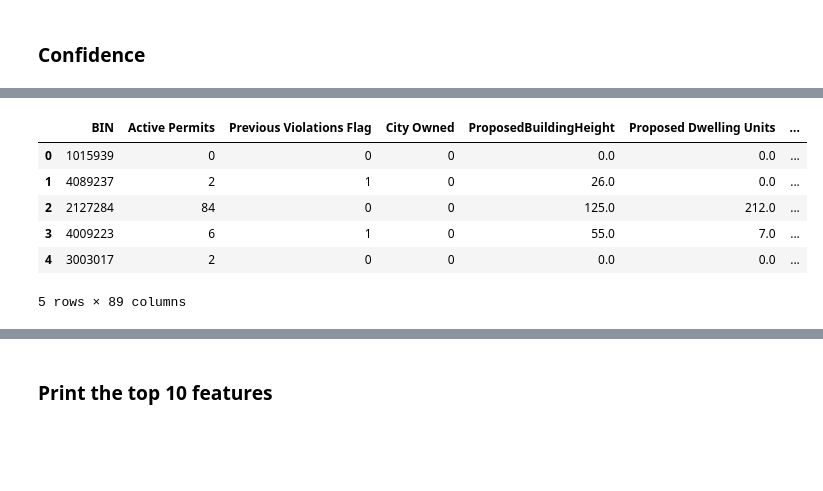
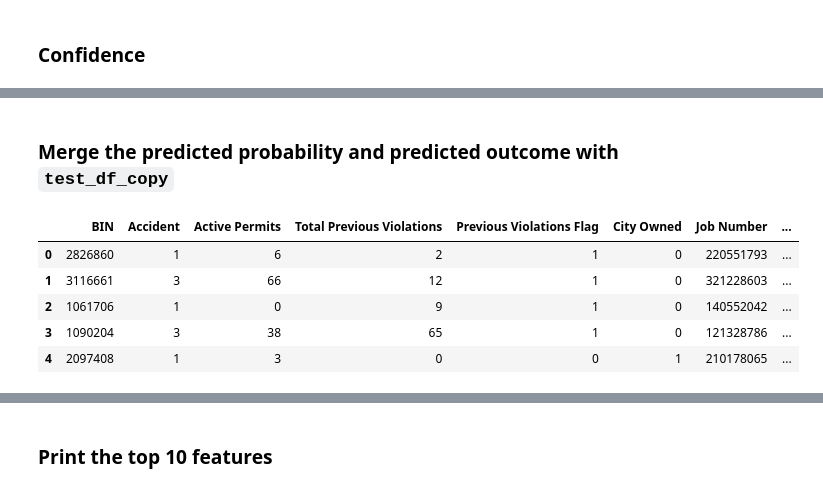
Before and after one commit to ahsan-fayyaz/DOB-Construction-Injury-Predictions, a Jupyter notebook: Accident Prediction.ipynb, the cells around one changed output, grey strips where cells are left out. Cells and saved outputs as stored; diff of their text form; code cells hidden in the pictures; blank space fills up the shorter version.

```diff
--- a/Accident Prediction.ipynb
+++ b/Accident Prediction.ipynb
@@ -1605,25 +1599,26 @@ confidence_prediction_df.head()
+# %% [markdown]
+### Merge the predicted probability and predicted outcome with `test_df_copy`
 # %%
-pred = test.copy()
+pred = test_df_copy.copy()
 score  = clf_model.predict_proba(X_test)
 
 pred["PredProb"] = score[:,1]
 
 pred = pred.reset_index(drop=True)
 
 pred["PredOutcome"] = ""
 
 for i in range(0,len(pred)):
     if pred["PredProb"][i]>=0.7:
         pred["PredOutcome"][i] = "HIGH RISK"
     else:
         pred["PredOutcome"][i] = "LOW RISK"
 
 pred.head()
 # %% [output]
-|  | BIN | Active Permits | Previous Violations Flag | City Owned | ProposedBuildingHeight | Proposed Dwelling Units | ... |
-| 0 | 1015939 | 0 | 0 | 0 | 0.0 | 0.0 | ... |
-| 1 | 4089237 | 2 | 1 | 0 | 26.0 | 0.0 | ... |
-| 2 | 2127284 | 84 | 0 | 0 | 125.0 | 212.0 | ... |
-| 3 | 4009223 | 6 | 1 | 0 | 55.0 | 7.0 | ... |
-| 4 | 3003017 | 2 | 0 | 0 | 0.0 | 0.0 | ... |
+|  | BIN | Accident | Active Permits | Total Previous Violations | Previous Violations Flag | City Owned | Job Number | ... |
+| 0 | 2826860 | 1 | 6 | 2 | 1 | 0 | 220551793 | ... |
+| 1 | 3116661 | 3 | 66 | 12 | 1 | 0 | 321228603 | ... |
+| 2 | 1061706 | 1 | 0 | 9 | 1 | 0 | 140552042 | ... |
+| 3 | 1090204 | 3 | 38 | 65 | 1 | 0 | 121328786 | ... |
+| 4 | 2097408 | 1 | 3 | 0 | 0 | 1 | 210178065 | ... |
-5 rows × 89 columns
```
Also changed, not shown: parts of 58 cells of this notebook.
